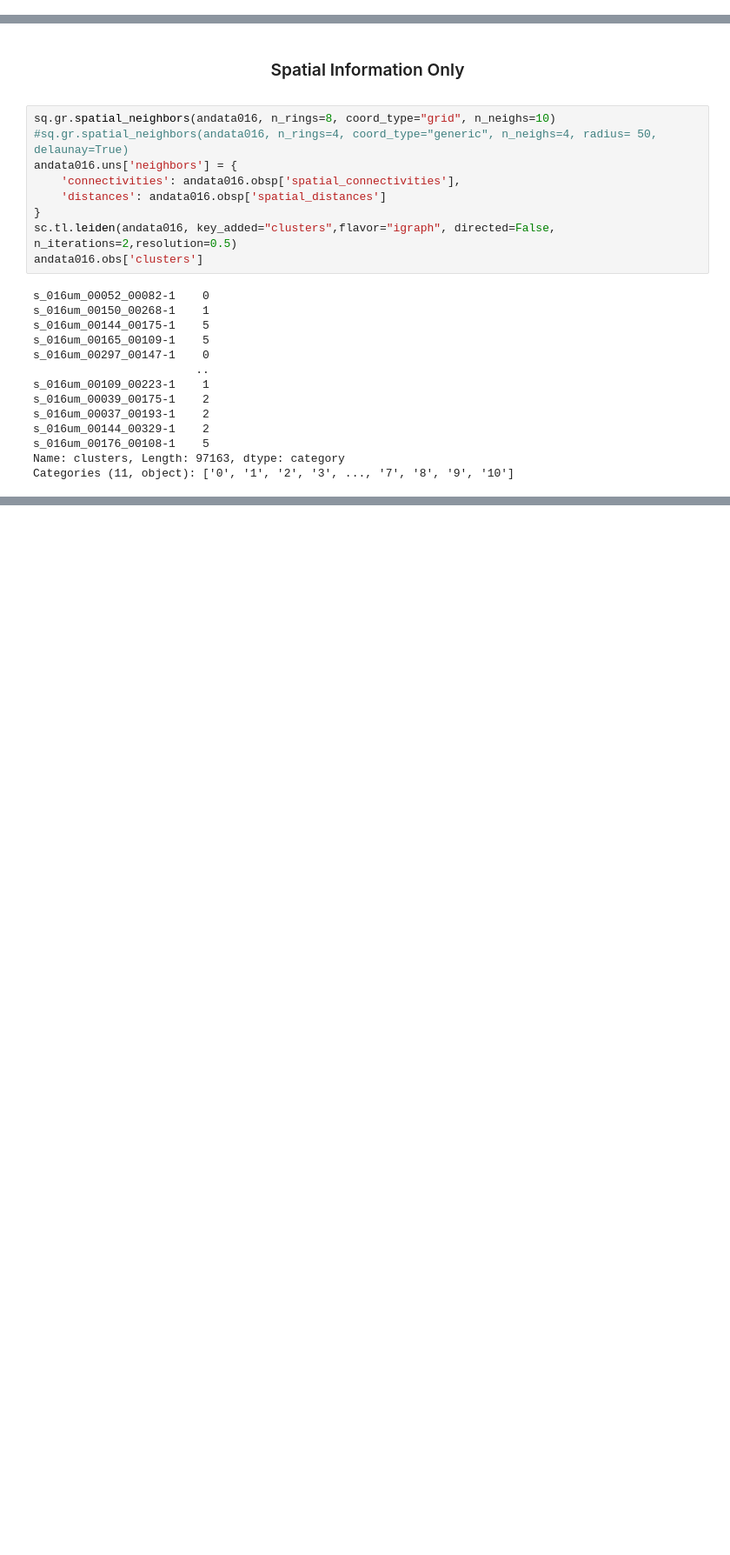
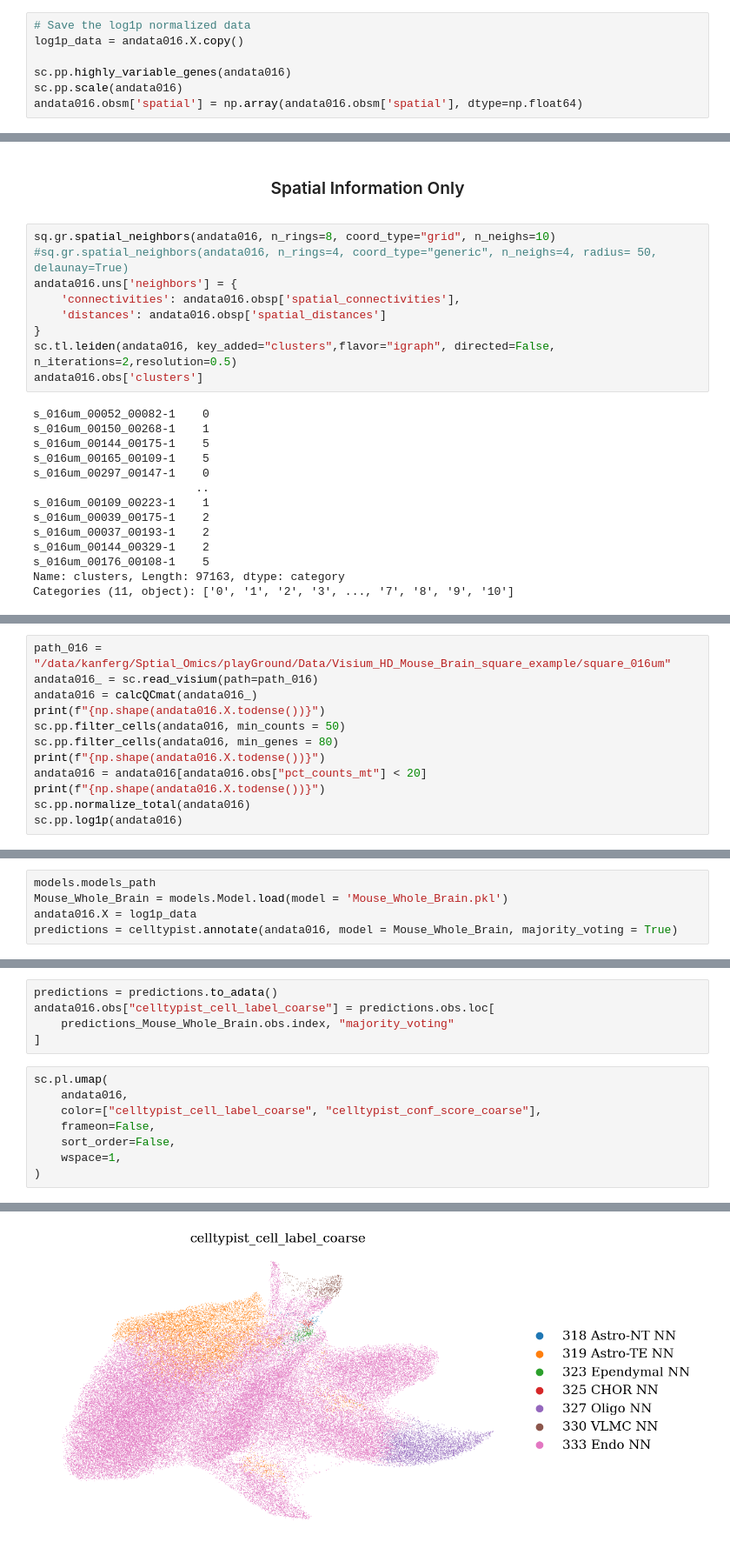
Before and after one commit to gkanfer/SpatialOmicsToolkit, a Jupyter notebook: Comparison of Three Different Approaches for Clustering Analysis.ipynb, the cells around one changed output, grey strips where cells are left out. Shown at 87% size. Saved outputs shown, nothing was run; the diff lists cells and outputs as text; blank space fills up the shorter version.

```diff
--- a/Comparison of Three Different Approaches for Clustering Analysis.ipynb
+++ b/Comparison of Three Different Approaches for Clustering Analysis.ipynb
@@ -54,0 +48,7 @@ andata016.obsm['spatial'] = np.array(andata016.obsm['spatial'], dtype=np.float64
+# %%
+# Save the log1p normalized data
+log1p_data = andata016.X.copy()
+
+sc.pp.highly_variable_genes(andata016)
+sc.pp.scale(andata016)
+andata016.obsm['spatial'] = np.array(andata016.obsm['spatial'], dtype=np.float64)
@@ -222,0 +227,12 @@ ValueError: Expected palette to be of length `11`, found `15`. Removing the colo
+# %%
+path_016 = "/data/kanferg/Sptial_Omics/playGround/Data/Visium_HD_Mouse_Brain_square_example/square_016um"
+andata016_ = sc.read_visium(path=path_016)
+andata016 = calcQCmat(andata016_)
+print(f"{np.shape(andata016.X.todense())}")
+sc.pp.filter_cells(andata016, min_counts = 50)
+sc.pp.filter_cells(andata016, min_genes = 80)
+print(f"{np.shape(andata016.X.todense())}")
+andata016 = andata016[andata016.obs["pct_counts_mt"] < 20]
+print(f"{np.shape(andata016.X.todense())}")
+sc.pp.normalize_total(andata016)
+sc.pp.log1p(andata016)
@@ -222,0 +263,5 @@ ValueError: Expected palette to be of length `11`, found `15`. Removing the colo
+# %%
+models.models_path
+Mouse_Whole_Brain = models.Model.load(model = 'Mouse_Whole_Brain.pkl')
+andata016.X = log1p_data
+predictions = celltypist.annotate(andata016, model = Mouse_Whole_Brain, majority_voting = True)
@@ -222,0 +280,14 @@ ValueError: Expected palette to be of length `11`, found `15`. Removing the colo
+# %%
+predictions = predictions.to_adata()
+andata016.obs["celltypist_cell_label_coarse"] = predictions.obs.loc[
+    predictions_Mouse_Whole_Brain.obs.index, "majority_voting"
+]
+# %%
+sc.pl.umap(
+    andata016,
+    color=["celltypist_cell_label_coarse", "celltypist_conf_score_coarse"],
+    frameon=False,
+    sort_order=False,
+    wspace=1,
+)
+# %% [output]
@@ -222,0 +297 @@ ValueError: Expected palette to be of length `11`, found `15`. Removing the colo
+[figure, added]
```
Also changed, not shown: parts of 20 cells of this notebook, 16 other files.
